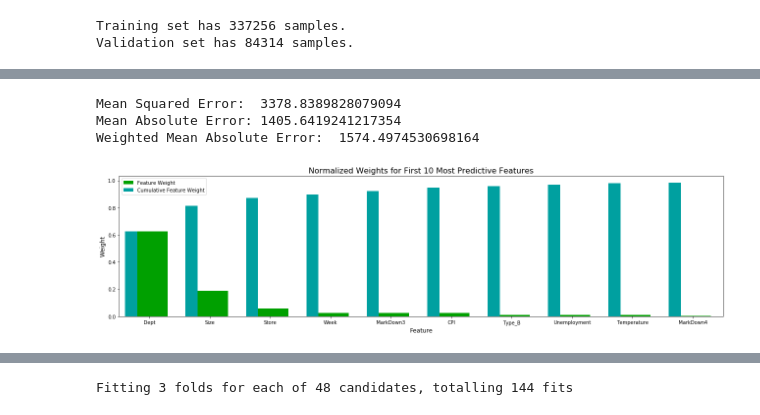
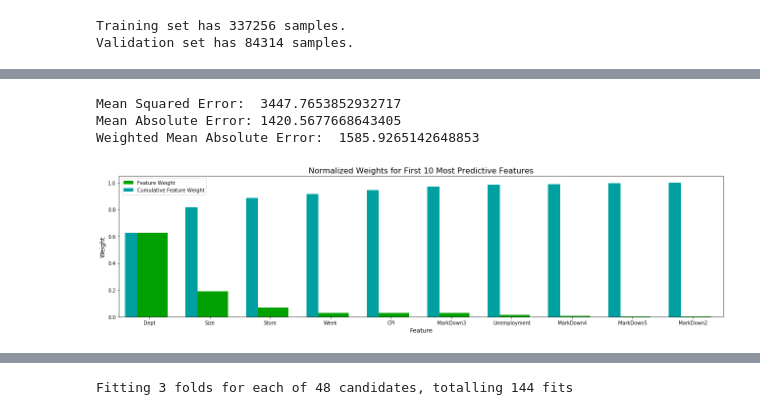
Before and after one commit to nitinx/ml-store-sales-forecast, a Jupyter notebook: WalmartStoreSales.ipynb, the cells around one changed output, grey strips where cells are left out. Cells and saved outputs as stored; diff of their text form; code cells hidden in the pictures.

```diff
--- a/WalmartStoreSales.ipynb
+++ b/WalmartStoreSales.ipynb
@@ -830,6 +679,7 @@ test_scaled.to_csv('test_scaled.csv', index=False)
 colormap = plt.cm.RdBu
 plt.figure(figsize=(14,12))
 plt.title('Pearson Correlation of Features', y=1.05, size=15)
-sns.heatmap(train_scaled.astype(float).corr(),linewidths=0.1,vmax=1.0,
+sns.set(font_scale=0.9)
+sns.heatmap(round(train_scaled.astype(float).corr(),2),linewidths=0.1,vmax=1.0,
             square=True, cmap=colormap, linecolor='white', annot=True)
 # %% [output]
@@ -841,3 +698,6 @@ test_scaled = pd.read_csv("test_scaled.csv")
+# %%
+train_scaled.drop(columns=['Type_A', 'Type_B', 'Type_C', 'MarkDown1' ], axis=1, inplace=True)
+test_scaled.drop(columns=['Type_A', 'Type_B', 'Type_C', 'MarkDown1'], axis=1, inplace=True)
 # %%
 weekly_sales = train_scaled['Weekly_Sales']
 train_scaled = train_scaled.drop('Weekly_Sales', axis = 1)
@@ -879,5 +741,6 @@ train_X.shape,val_X.shape, test_scaled.shape
 # %%
-train_X=reduce_mem_usage(train_X)
-val_X=reduce_mem_usage(val_X)
-test_scaled=reduce_mem_usage(test_scaled)
+# Reduce memory usage
+train_X=ut.reduce_mem_usage(train_X)
+val_X=ut.reduce_mem_usage(val_X)
+test_scaled=ut.reduce_mem_usage(test_scaled)
 # %% [output]
@@ -893,11 +760,12 @@ Decreased by 80.5%
 # %%
 %%time
-# Initialize the models
-model_A = RandomForestRegressor(random_state=1)
-model_B = GradientBoostingRegressor(random_state=1)
-model_C = BaggingRegressor(random_state=1)
-model_D = xgb.XGBRegressor()
-model_E = LGBMRegressor()
+# Initialize the base models
+model_A = Lasso(random_state=1)
+model_B = ElasticNet(random_state=1)
+model_C = RandomForestRegressor(random_state=1)
+model_D = GradientBoostingRegressor(random_state=1)
+model_E = xgb.XGBRegressor()
+model_F = LGBMRegressor(random_state=1)
 
 samples_100 = len(train_y)              # 100% of training set
 samples_10 = int(samples_100 * 10/100)  #  10% of training set
@@ -905,13 +773,10 @@ samples_1 = int(samples_100 * 1/100)    #   1% of training set
 
 # Collect results on the learners
 results = {}
-for model in [model_A, model_B, model_C, model_D, model_E]:
+for model in [model_A, model_B, model_C, model_D, model_E, model_F]:
     model_name = model.__class__.__name__
     results[model_name] = {}
     for i, samples in enumerate([samples_1, samples_10, samples_100]):
         results[model_name][i] = \
-        train_predict(model, samples, train_X, train_y, val_X, val_y)
-
-# Run metrics visualization for the three supervised learning models chosen
-#vs.evaluate(results, accuracy, fscore)
+        ut.train_predict(model, samples, train_X, train_y, val_X, val_y)
 # %% [output]
@@ -990,21 +836,21 @@ RandomForestRegressor(bootstrap=True, criterion='mse', max_depth=None,
 pred_y = model.predict(val_X)
 mse = mean_squared_error(val_y, pred_y)
 rmse = np.sqrt(mse)
-wmae = weighted_mean_absolute_error(pred_y, val_y, compute_weights(val_X['IsHoliday']))
+wmae = ut.weighted_mean_absolute_error(pred_y, val_y, ut.compute_weights(val_X['IsHoliday']))
 print("Mean Squared Error: ", rmse)
 print("Mean Absolute Error: " + str(mean_absolute_error(pred_y, val_y)))
 print("Weighted Mean Absolute Error: ", wmae)
 pred_y = None
 # %% [output]
-Mean Squared Error:  3378.8389828079094
-Mean Absolute Error: 1405.6419241217354
-Weighted Mean Absolute Error:  1574.4974530698164
+Mean Squared Error:  3447.7653852932717
+Mean Absolute Error: 1420.5677668643405
+Weighted Mean Absolute Error:  1585.9265142648853
 # %%
 #Extract the feature importances
 importances = model.feature_importances_
 
 # Plot
-feature_plot(importances, train_X, train_y, 10)
+ut.feature_plot(importances, train_X, train_y, 10)
 # %% [output]
-[figure, old version]
+[figure, new version]
 # %%
```
Also changed, not shown: parts of 147 cells of this notebook.
